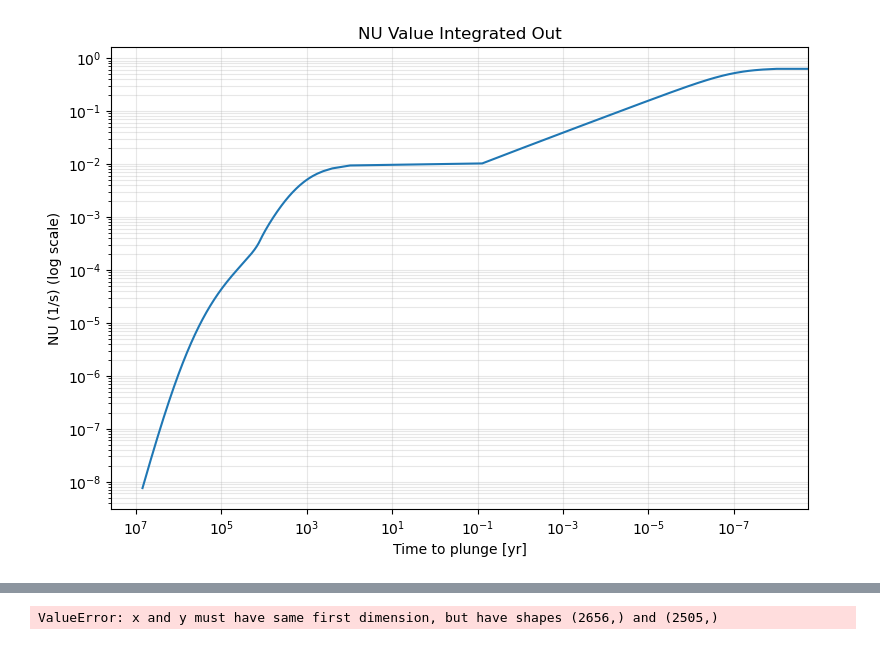
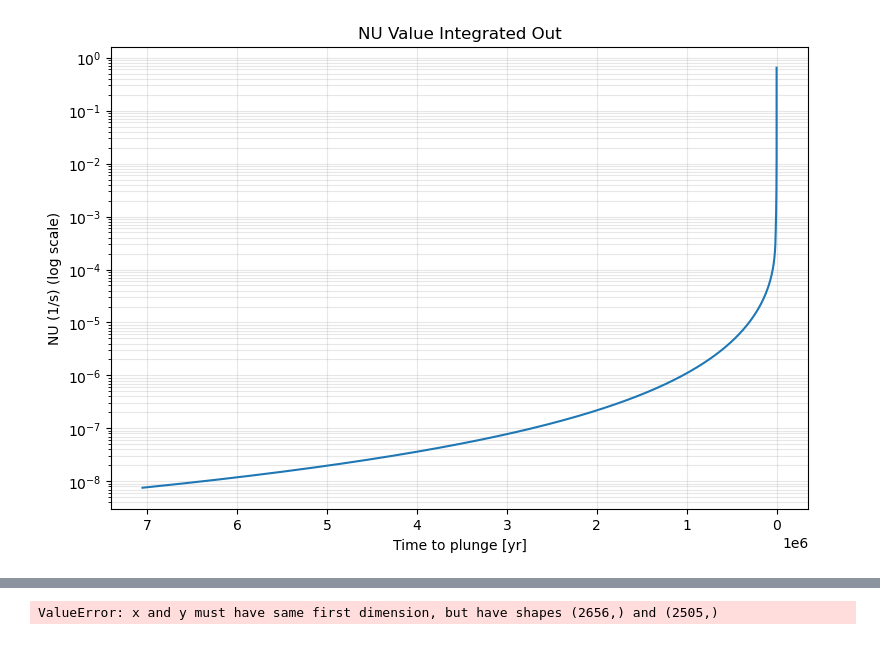
Before and after one commit to IsabelleCoughlin/EMRI-s, a Jupyter notebook: Keplerian-Copy1.ipynb, the cells around one changed output, grey strips where cells are left out. Cells and saved outputs as stored; diff of their text form; code cells hidden in the pictures.

```diff
--- a/Keplerian-Copy1.ipynb
+++ b/Keplerian-Copy1.ipynb
@@ -82,26 +82,33 @@ def g_n_e(n, e):
 # %%
 # Peters da/dt and de/dt (use a and e directly)
 def da_dt(e, a):
+    """
+    Keplerian semi-major axis derivative in geometric units
+    """
     one_e2 = np.maximum(1e-16, 1 - e**2)
     e = float(np.minimum(e, 1 - 1e-16))
-    a = float(np.maximum(a, plunge_radius)) # if needed
-    #one_e2 = 1-e**2
+    a = float(np.maximum(a, plunge_radius))
     return -(64/5) * m * Mbh * Mtot / ( a**3 * one_e2**(7/2)) * (1 + (73/24)*e**2 + (37/96)*e**4)
 
 def de_dt(e, a):
+    """
+    Keplerian eccentricity derivative in geometric units
+    """
     one_e2 = np.maximum(1e-16, 1 - e**2)
     a = np.maximum(a, plunge_radius)
     e = np.minimum(e, 1 - 1e-16)
     return -(304/15) * e * m * Mbh * Mtot / (a**4 * one_e2**(5/2)) * (1 + (121/304)*e**2)
 
 
-# ODE rh
+# ODE rhse
 def rhs(t, y):
     e, a = y
-
     return [de_dt(e, a), da_dt(e, a)]
 # %%
 def de_dt_val(phi, nu, gamma, e):
+    """
+    Post-Newtonian eccentricity evolution
+    """
     mu = m * Mbh / Mtot  # reduced mass
     one_minus_e2 = max(1e-16, 1 - e**2)
     lambda_var = 0
@@ -132,10 +139,17 @@ def de_dt_val(phi, nu, gamma, e):
     return first_part + spin_part
 
 def dphi_dt(phi, nu, gamma, e):
+    """
+    Post-Newtonian  evolution
+    """
     return 2*np.pi*nu
 
 def dgamma_dt(phi, nu, gamma, e):
-    # Asume cos(lambda) = 1
+    """
+    Post-Newtonian eccentricity evolution
+
+    Here we assume cos(lambda) = 1 and spin S/M^2 = 0
+    """
     lambda_var = 0
     a_star = 0.0
 
@@ -150,6 +164,11 @@ def dgamma_dt(phi, nu, gamma, e):
     return (first_term*second_term - third_term)
 
 def dnu_dt(phi, nu, gamma, e):
+    """
+    Post-Newtonian orbital frequency evolution
+
+    Here we assume cos(lambda) = 1 and spin S/M^2 = 0
+    """
     lambda_var = 0
     a_star = 0.0
     zero_term = np.maximum(1e-16,(1-e**2))
@@ -266,13 +273,13 @@ def orbital_frequency_keplerian(a): # Returns Hz
 f_orb_arr = orbital_frequency_keplerian(a_arr)
 # %%
 plt.figure(figsize=(9,6))
-plt.loglog(time_to_plunge, nu_full)
+plt.plot(time_to_plunge, nu_full)
 plt.xlabel("Time to plunge [yr]")
 plt.ylabel("NU (1/s) (log scale)")
 plt.title("NU Value Integrated Out")
-#plt.yscale('log')
+plt.yscale('log')
 plt.grid(True, which='both', alpha=0.3)
 plt.gca().invert_xaxis()
 plt.show()
 # %% [output]
-[figure, old version]
+[figure, new version]
```
Also changed, not shown: parts of 26 cells of this notebook.
